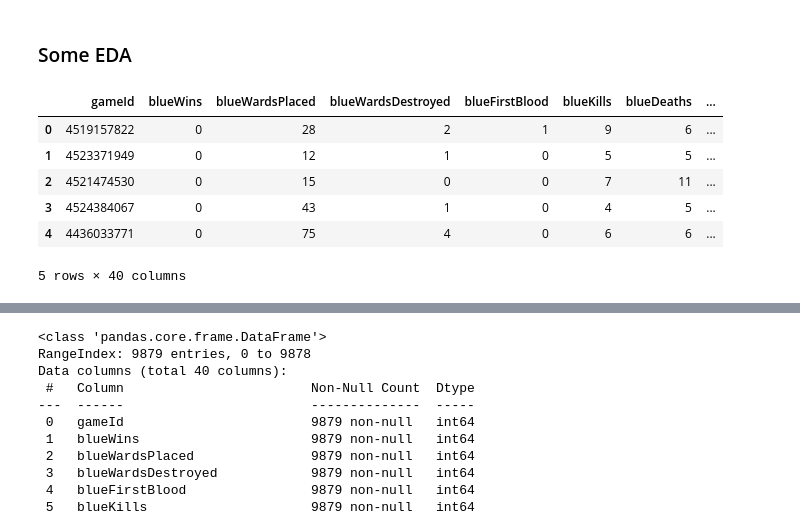
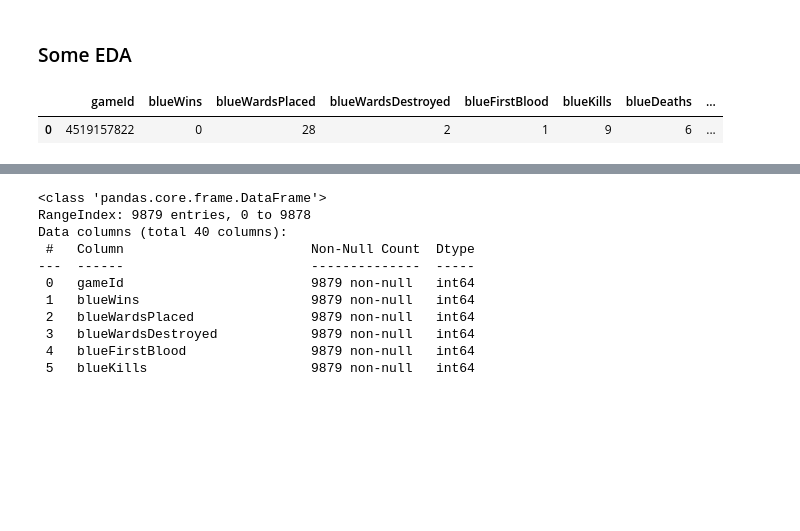
Before and after one commit to krvosen/bsc-phase-three-project, a Jupyter notebook: notebooks/exploratory/member-1/phase_3_project.ipynb, the cells around one changed output, grey strips where cells are left out. Cells and saved outputs as stored; diff of their text form; code cells hidden in the pictures; blank space fills up the shorter version.

```diff
--- a/notebooks/exploratory/member-1/phase_3_project.ipynb
+++ b/notebooks/exploratory/member-1/phase_3_project.ipynb
@@ -19,19 +19,15 @@ from sklearn.model_selection import cross_val_score
 from sklearn.tree import DecisionTreeClassifier
 from sklearn.ensemble import AdaBoostClassifier, GradientBoostingClassifier
 from sklearn.metrics import accuracy_score, f1_score, confusion_matrix, classification_report
+pd.set_option('display.max_columns', None)
 # %% [markdown]
 ### Some EDA
 # %%
 df = pd.read_csv('../../../high_diamond_ranked_10min.csv')
 #importing the data
 # %%
-df.head()
+df.head(1)
 #checking out the firt 5 rows
 # %% [output]
 |  | gameId | blueWins | blueWardsPlaced | blueWardsDestroyed | blueFirstBlood | blueKills | blueDeaths | ... |
 | 0 | 4519157822 | 0 | 28 | 2 | 1 | 9 | 6 | ... |
-| 1 | 4523371949 | 0 | 12 | 1 | 0 | 5 | 5 | ... |
-| 2 | 4521474530 | 0 | 15 | 0 | 0 | 7 | 11 | ... |
-| 3 | 4524384067 | 0 | 43 | 1 | 0 | 4 | 5 | ... |
-| 4 | 4436033771 | 0 | 75 | 4 | 0 | 6 | 6 | ... |
-5 rows × 40 columns
```
Also changed, not shown: parts of 58 cells of this notebook, 1 other file.
